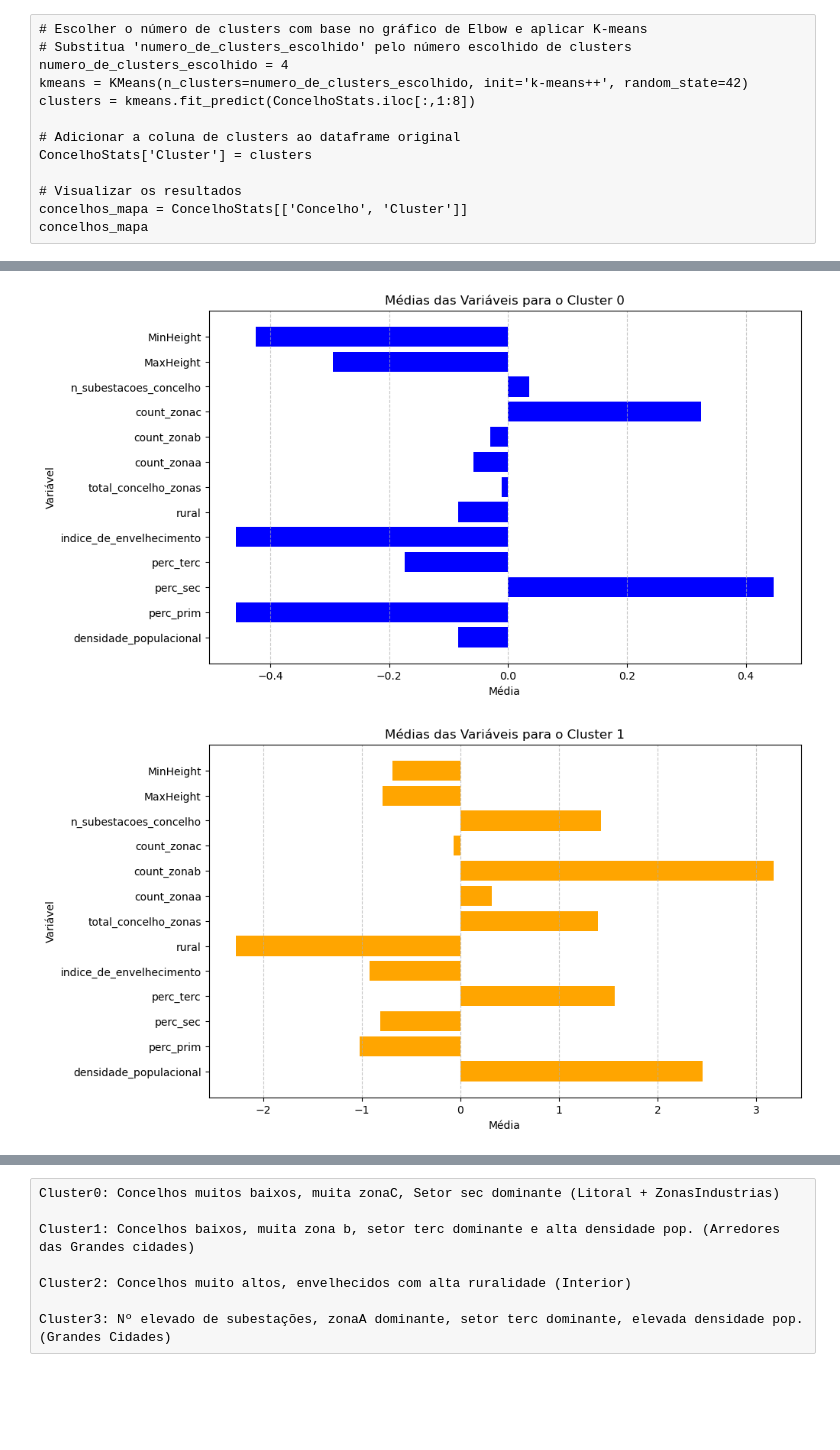
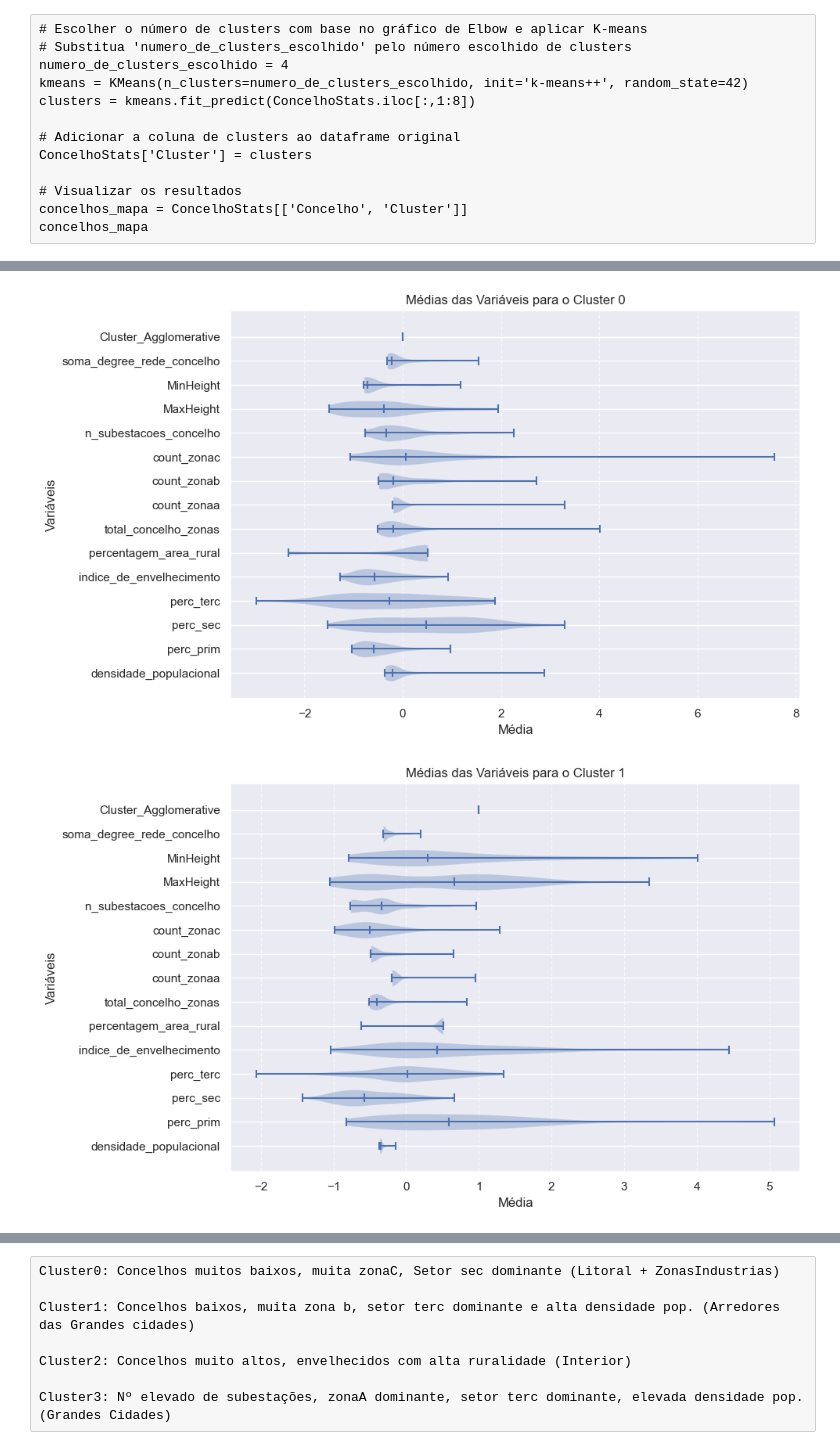
Before and after one commit to Vullkano/pfacd, a Jupyter notebook: rascunhos/freitas/5.0. ConcelhosClusters.ipynb, the cells around one changed output, grey strips where cells are left out. Drawn from its saved outputs; the diff is of its cells as text; code cells hidden in the pictures; blank space fills up the shorter version.

Commit message:
Não supervisionada finalizada para o relatório

```diff
--- a/rascunhos/freitas/5.0. ConcelhosClusters.ipynb
+++ b/rascunhos/freitas/5.0. ConcelhosClusters.ipynb
@@ -37,7 +39,7 @@ data_folder = p.parent.parent / "data"
 shape_folder = p.parent.parent / "shape"
 # %%
 # file = data_folder / "QuebrasJuntoInc.xlsx"
-file = data_folder / "EventosFinalCompleto.feather"
+file = data_folder / "Eventos_Completo_final.feather"
 QuebrasFinal = pd.read_feather(file)
 QuebrasFinal
 # %% [output]
@@ -56,0 +107,4 @@ QuebrasFinal
+# %%
+concelho_to_percentagem = RuraisPerc.set_index('concelho')['percentagem_area_rural'].to_dict()
+QuebrasFinal['percentagem_area_rural'] = QuebrasFinal['concelho'].map(concelho_to_percentagem)
+QuebrasFinal
@@ -90,8 +158,8 @@ Categories (6, object): ['Animais', 'Clima', 'Malfeito', 'Obras', 'Risco', 'Vei'
 # %%
 # Selecionar as colunas desejadas
 ColunasConcelhoInteresse = ['concelho', 'densidade_populacional', 'perc_prim', 'perc_sec', 'perc_terc', 'indice_de_envelhecimento',
-                            'rural', 'total_concelho_zonas', 'count_zonaa', 'count_zonab', 'count_zonac',
-                            'n_subestacoes_concelho', 'MaxHeight', 'MinHeight']
+                            'percentagem_area_rural', 'total_concelho_zonas', 'count_zonaa', 'count_zonab', 'count_zonac',
+                            'n_subestacoes_concelho', 'MaxHeight', 'MinHeight', 'soma_degree_rede_concelho']
 
 df_selected = QuebrasFinal[ColunasConcelhoInteresse]
 
@@ -275,0 +358,18 @@ Silhouette média para o modelo Agglomerative Clustering: 0.18471652065570723
+# %%
+# Agrupar os dados por cluster e calcular as médias
+cluster_means = ConcelhoStats.iloc[:,1:22].groupby('Cluster_Agglomerative').mean()
+
+# Definir cores para os clusters
+colors =  ['#1f77b4', '#d62728', '#ff7f0e', '#2ca02c']
+
+# Plotar os gráficos de barras para cada cluster
+for i, cluster in enumerate(cluster_means.index):
+    cluster_data = cluster_means.loc[cluster]
+    plt.figure(figsize=(10, 6))
+    plt.barh(cluster_data.index, cluster_data.values, color=colors[i])
+    plt.title(f'Médias das Variáveis para o Cluster {cluster}')
+    plt.xlabel('Média')
+    plt.ylabel('Variável')
+    plt.grid(axis='x', linestyle='--', alpha=0.7)
+    plt.savefig(f"ClusterConcelho{i}.svg", format='svg', bbox_inches='tight')
+    plt.show()
@@ -276,20 +381,22 @@ Silhouette média para o modelo Agglomerative Clustering: 0.18471652065570723
 # %%
-# Agrupar os dados por cluster e calcular as médias
-cluster_means = ConcelhoStats.iloc[:,1:20].groupby('Cluster_Agglomerative').mean()
-
 # Definir cores para os clusters
 colors = ['blue', 'orange', 'red', 'green']
 
-# Plotar os gráficos de barras para cada cluster
+# Agrupar os dados por cluster
+cluster_means = ConcelhoStats.iloc[:, 1:].groupby('Cluster_Agglomerative').mean()
+
+# Plotar os gráficos de violino para cada cluster com cores definidas
 for i, cluster in enumerate(cluster_means.index):
-    cluster_data = cluster_means.loc[cluster]
+    cluster_data = ConcelhoStats[ConcelhoStats['Cluster_Agglomerative'] == cluster].iloc[:, 1:]  # Seleciona todas as variáveis exceto Cluster_Agglomerative
     plt.figure(figsize=(10, 6))
-    plt.barh(cluster_data.index, cluster_data.values, color=colors[i])
+    parts = plt.violinplot(dataset=cluster_data.values, widths=0.7, showmeans=False, showmedians=True, vert=False)
     plt.title(f'Médias das Variáveis para o Cluster {cluster}')
     plt.xlabel('Média')
-    plt.ylabel('Variável')
+    plt.ylabel('Variáveis')
+    plt.yticks(np.arange(1, len(cluster_data.columns) + 1), cluster_data.columns)
     plt.grid(axis='x', linestyle='--', alpha=0.7)
+    plt.tight_layout()
     plt.show()
 # %% [output]
-[figure, old version]
+[figure, new version]
-[figure, old version]
+[figure, new version]
```
Also changed, not shown: parts of 27 cells of this notebook, 41 other files.
